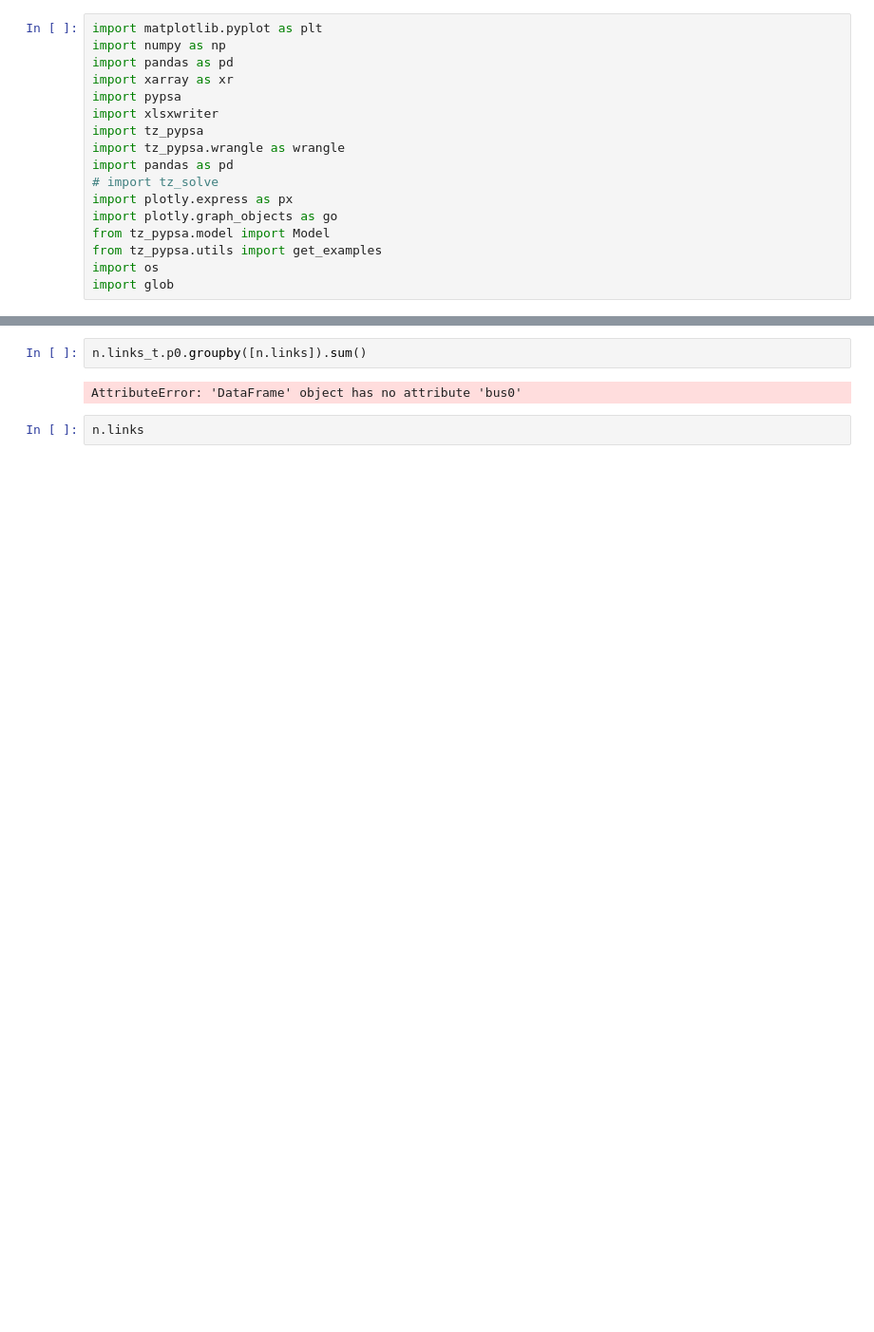
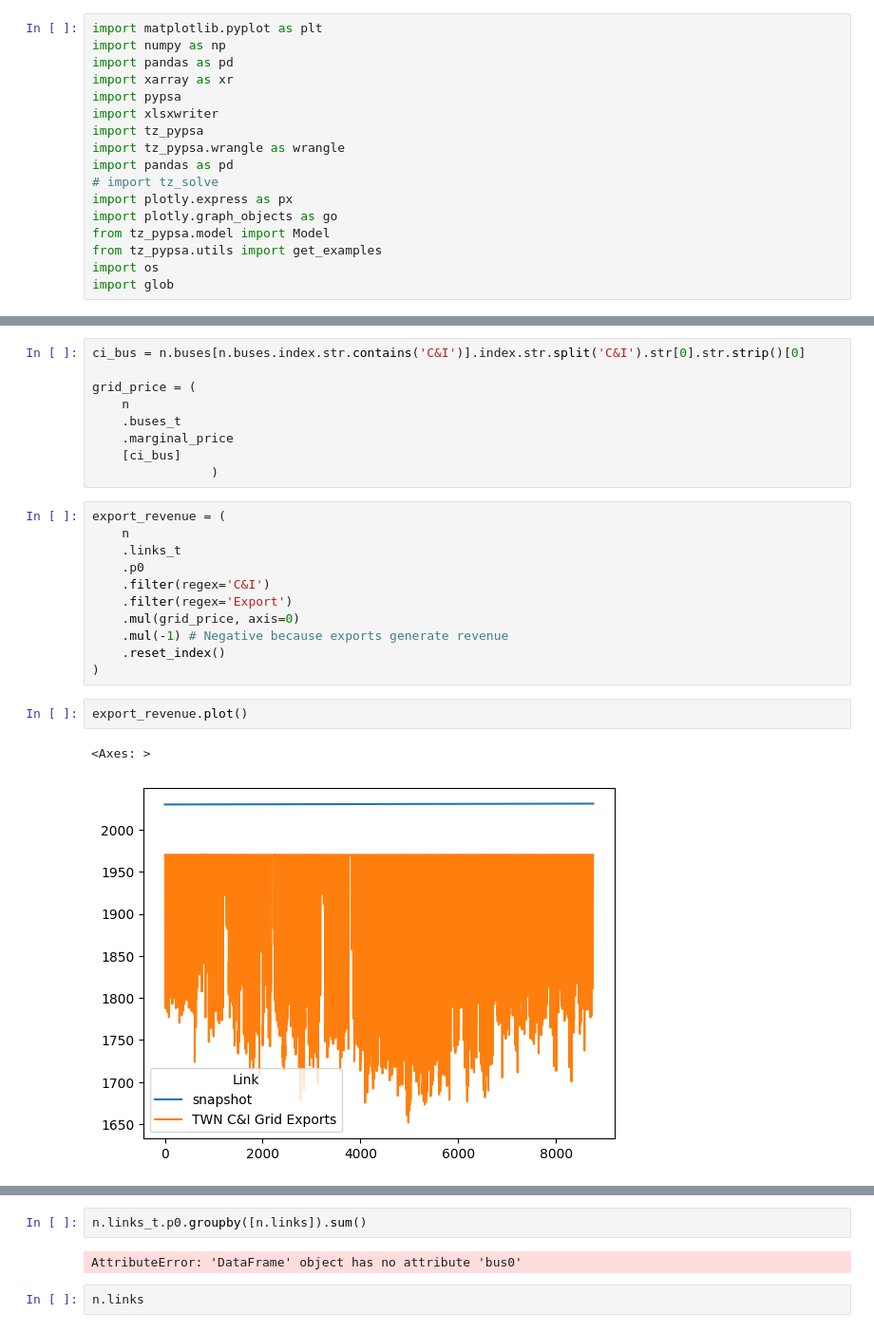
Before and after one commit to transition-zero/tza-pypsa, a Jupyter notebook: CostCalculation.ipynb, the cells around one changed output, grey strips where cells are left out. Shown at 95% size. Saved outputs shown, nothing was run; the diff lists cells and outputs as text; blank space fills up the shorter version.

```diff
--- a/CostCalculation.ipynb
+++ b/CostCalculation.ipynb
@@ -22,0 +39,25 @@ INFO:pypsa.io:Imported network hourly_matching_CFE100_2030.nc has buses, carrier
+# %%
+ci_bus = n.buses[n.buses.index.str.contains('C&I')].index.str.split('C&I').str[0].str.strip()[0]
+
+grid_price = (
+    n
+    .buses_t
+    .marginal_price
+    [ci_bus]
+                )
+# %%
+export_revenue = (
+    n
+    .links_t
+    .p0
+    .filter(regex='C&I')
+    .filter(regex='Export')
+    .mul(grid_price, axis=0)
+    .mul(-1) # Negative because exports generate revenue
+    .reset_index()
+)
+# %%
+export_revenue.plot()
+# %% [output]
+<Axes: >
+[figure, added]
```
Also changed, not shown: parts of 10 cells of this notebook, 3 other files.
